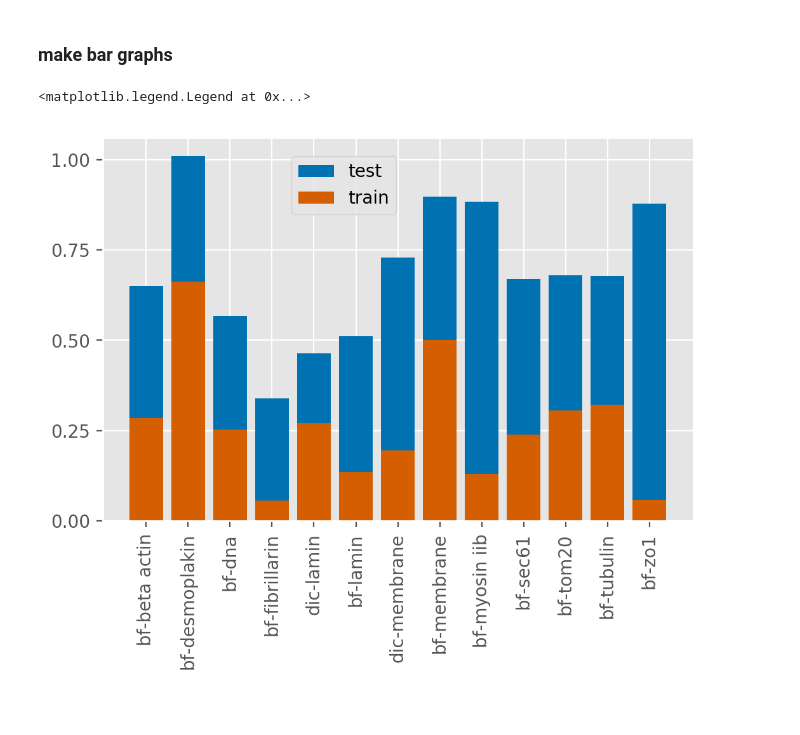
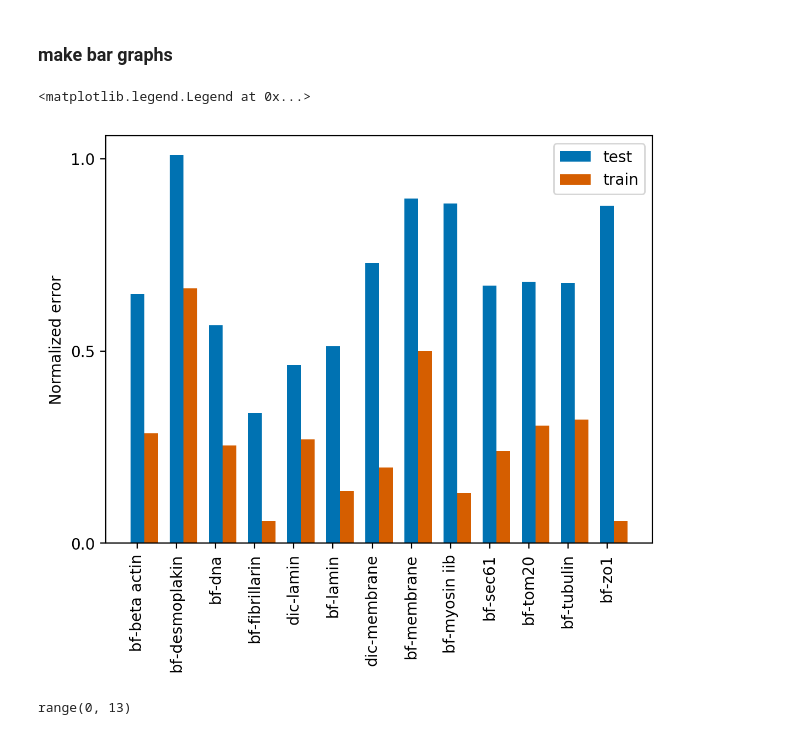
Before and after one commit to AllenCellModeling/pytorch_fnet, a Jupyter notebook: notebooks/figure_x_model_eval_bar_graph.ipynb, the cells around one changed output. Drawn from its saved outputs; the diff is of its cells as text; code cells hidden in the pictures.

```diff
--- a/notebooks/figure_x_model_eval_bar_graph.ipynb
+++ b/notebooks/figure_x_model_eval_bar_graph.ipynb
@@ -7,7 +7,9 @@ import matplotlib.pyplot as plt
 ### read in model performance csv
 # %%
 #df_losses = pd.read_csv('../test_output/imt_model_losses_13_structures.csv')
-df_losses = pd.read_csv('../test_output/imt_model_losses_13_structures.csv').sort_values(by='target')
+df_losses = pd.read_csv('../../../test_output/imt_model_losses_13_structures.csv').sort_values(by='target')
+
+df_losses = df_losses.sort_values(['target'])
 df_losses
 # %% [output]
 |  | trans_modality | target | path_model | path_dataset | l1_norm_test | l1_test | l2_norm_test | l2_test | ... |
@@ -29,22 +29,27 @@ df_losses
 # %% [markdown]
 ### make bar graphs
 # %%
-plt.style.use('ggplot')
+plt.style.use('default')
 fig, ax = plt.subplots()
 fig.dpi = 200
-width = 0.8
+width = 0.35
 legend_loc = (0.32, 0.8)
 
 x_labels = df_losses['trans_modality'] + '-' + df_losses['target']
 #df_losses.plot.bar(x=x_labels, y='l2_test', ax=ax)
-ind = range(x_labels.size)
+ind = np.arange(x_labels.size)
 ax.bar(ind, df_losses['l2_norm_test'], width=width, color='#0072b2')
-ax.bar(ind, df_losses['l2_norm_train'], width=width, color='#d55e00')
+ax.bar(ind+width, df_losses['l2_norm_train'], width=width, color='#d55e00')
 
 ax.set_xticks(range(x_labels.size))
 ax.set_xticklabels(x_labels, rotation='vertical')
-ax.set_yticks([0.0, 0.25, 0.5, 0.75, 1.0])
-ax.legend(['test', 'train'], loc=legend_loc)
+ax.set_yticks([0.0, 0.5, 1.0])
+plt.ylabel('Normalized error')
+ax.legend(['test', 'train'])
 # %% [output]
 <matplotlib.legend.Legend at 0x...>
-[figure, old version]
+[figure, new version]
+# %%
+ind
+# %% [output]
+range(0, 13)
```
Also changed, not shown: parts of 1 cell of this notebook.
